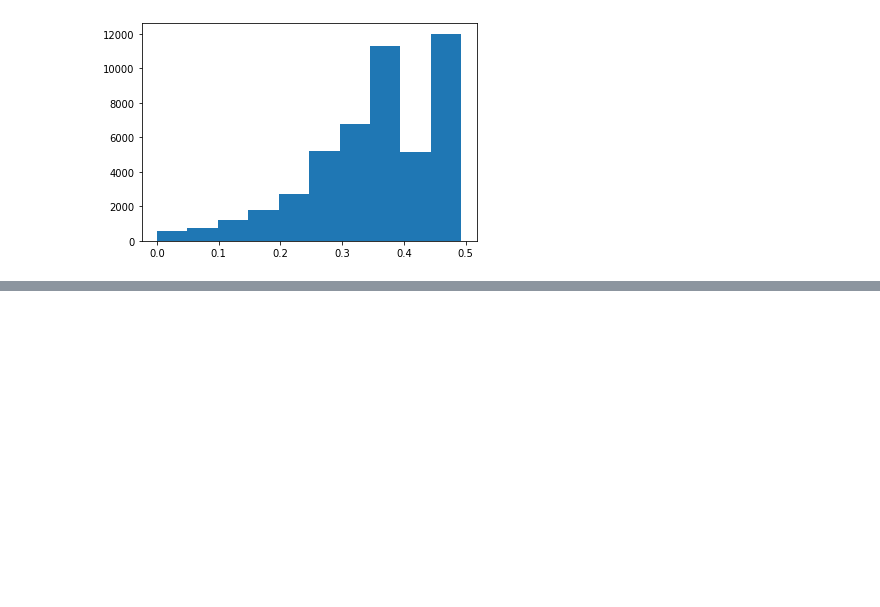
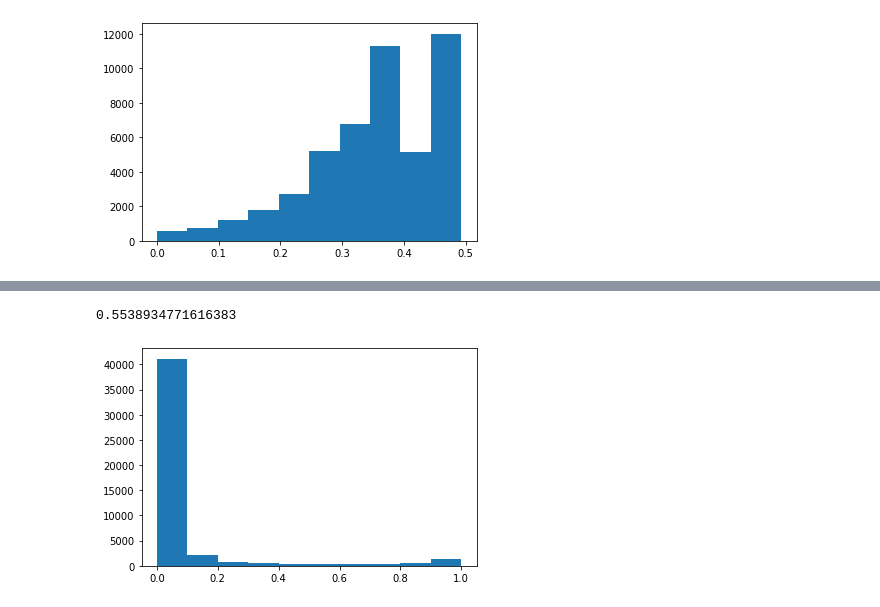
Before and after one commit to TREAT-UOE/kgcal, a Jupyter notebook: notebooks/exp5.ipynb, the cells around one changed output, grey strips where cells are left out. Saved outputs shown, nothing was run; the diff lists cells and outputs as text; code cells hidden in the pictures; blank space fills up the shorter version.

```diff
--- a/notebooks/exp5.ipynb
+++ b/notebooks/exp5.ipynb
@@ -98,0 +163,9 @@ plt.hist(probs)
+# %%
+nll_complex = exp.trained_kges[fb.name]['ComplEx']
+scores = nll_complex.predict(fb.X_test)
+probs = expit(scores)
+plt.hist(probs)
+accuracy_score(fb.y_test, probs>0.5)
+# %% [output]
+0.5538934771616383
+[figure, added]
```
Also changed, not shown: parts of 12 cells of this notebook, 5 other files.
